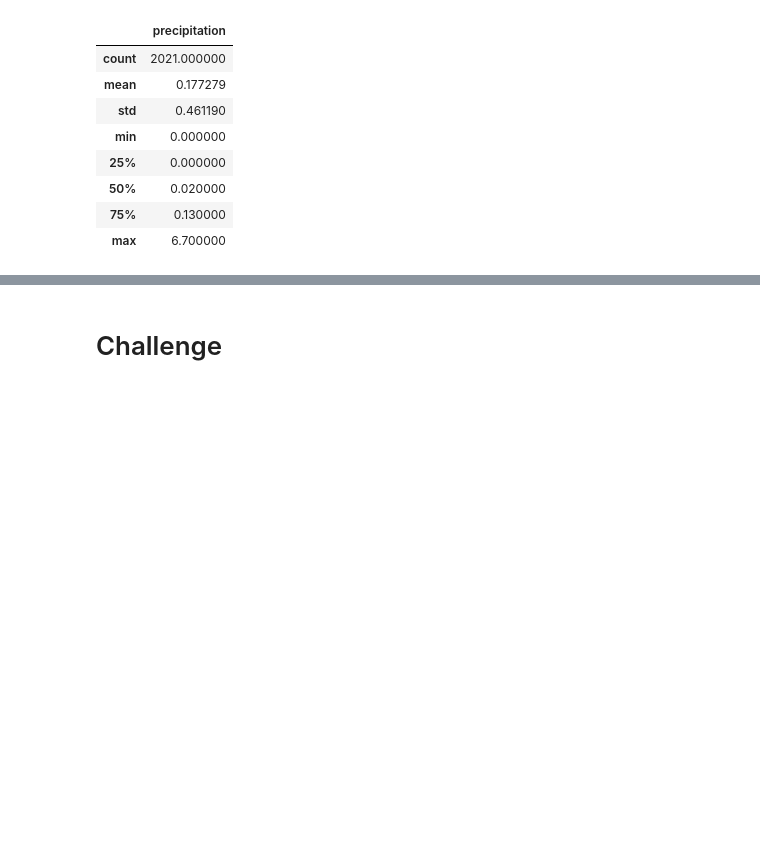
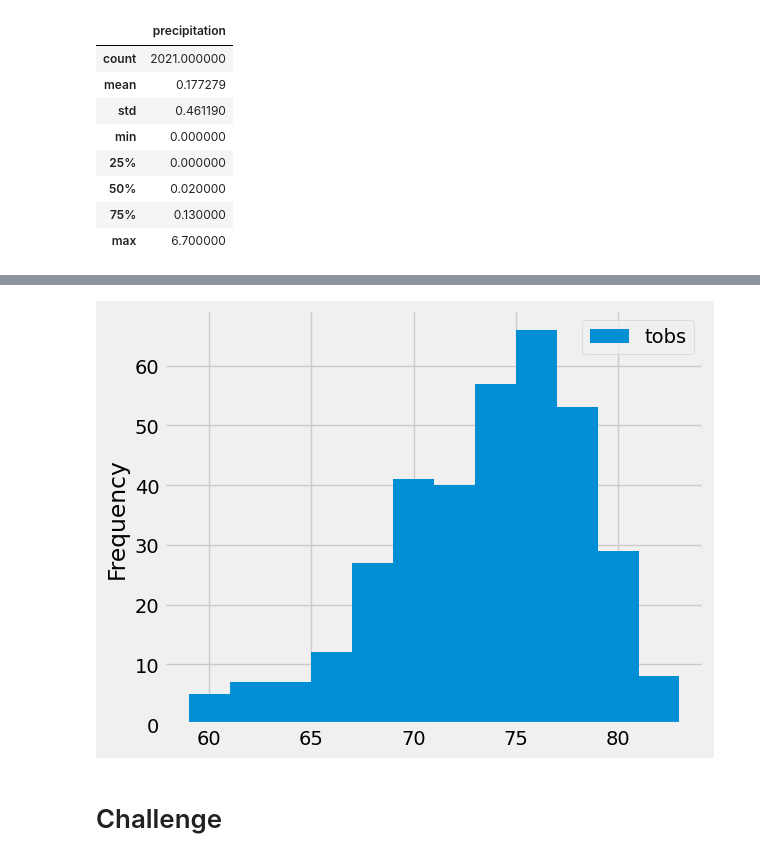
Before and after one commit to priyan2115/surfs_up, a Jupyter notebook: climate_analysis.ipynb, the cells around one changed output, grey strips where cells are left out. Saved outputs shown, nothing was run; the diff lists cells and outputs as text; code cells hidden in the pictures; blank space fills up the shorter version.

```diff
--- a/climate_analysis.ipynb
+++ b/climate_analysis.ipynb
@@ -138,0 +143,8 @@ prev_year_data_df.describe()
+# %%
+# Choose the station with the highest number of temperature observations.
+results=session.query(Measurment.tobs).\
+filter(Measurment.station=='USC00519281').\
+filter(Measurment.date >= prev_year).all()
+#print(results)
+highest_no_of_temp_observation_df=pd.DataFrame(results,columns=['tobs'])
+highest_no_of_temp_observation_df
@@ -139,6 +165,9 @@ prev_year_data_df.describe()
 # %%
-# Choose the station with the highest number of temperature observations.
 # Query the last 12 months of temperature observation data for this station and plot the results as a histogram
+highest_no_of_temp_observation_df.plot.hist(bins=12)
+plt.tight_layout()
+# %% [output]
+[figure, added]
 # %%
 # Write a function called `calc_temps` that will accept start date and end date in the format '%Y-%m-%d'
 # and return the minimum, average, and maximum temperatures for that range of dates
```
Also changed, not shown: parts of 6 cells of this notebook.
